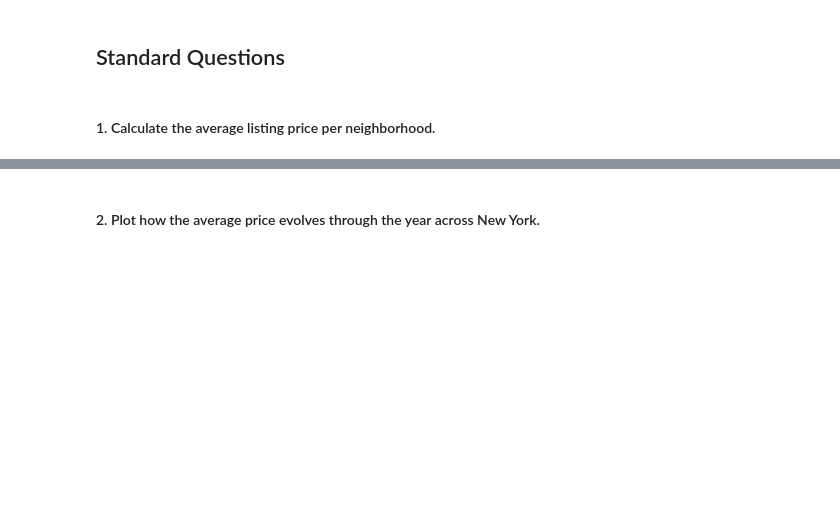
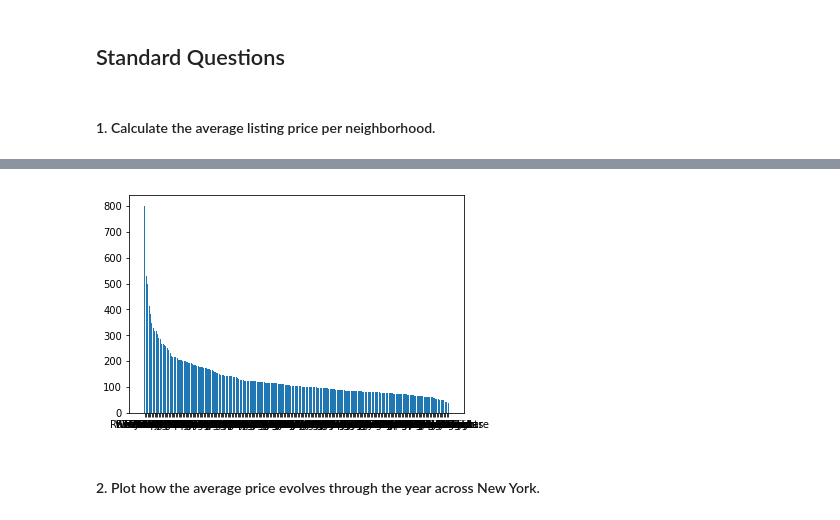
Before and after one commit to JoranVergauwen/aCRM, a Jupyter notebook: Groupwork_aCRM.ipynb, the cells around one changed output, grey strips where cells are left out. Saved outputs shown, nothing was run; the diff lists cells and outputs as text; code cells hidden in the pictures; blank space fills up the shorter version.

```diff
--- a/Groupwork_aCRM.ipynb
+++ b/Groupwork_aCRM.ipynb
@@ -107,0 +124,22 @@ reviews_summary.head()
+# %%
+pd.options.mode.chained_assignment = None
+neighbourhoods = listings_summary.neighbourhood.unique()
+neighs = pd.DataFrame({'neighbourhoods': neighbourhoods,
+                       'sum_price': np.zeros(len(neighbourhoods), dtype=float),
+                       'number_of_occurences' : np.zeros(len(neighbourhoods), dtype=int),
+                       'average_price': np.zeros(len(neighbourhoods),dtype=float)})
+neighs.head()
+
+for i in range(0,len(neighs.neighbourhoods)):
+    neigh_neighbourhood = neighs.neighbourhoods[i]
+    for j in range(0,len(listings_summary.neighbourhood)):
+        listings_neighbourhood = listings_summary.neighbourhood[j]
+        if neigh_neighbourhood == listings_neighbourhood:
+            neighs.sum_price[i] = neighs.sum_price[i] + listings_summary.price[j]
+            neighs.number_of_occurences[i] = neighs.number_of_occurences[i] + 1
+
+neighs.average_price = neighs.sum_price / neighs.number_of_occurences
+# %%
+# sort values
+neighs = neighs.sort_values('average_price', ascending = False)
+neighs.head()
@@ -108,2 +153,12 @@ reviews_summary.head()
+# %%
+# Plot
+height = neighs.average_price
+bars = neighs.neighbourhoods
+y_pos = np.arange(len(bars))
+plt.bar(bars, height)
+plt.xticks(y_pos, bars)
+plt.show()
+# %% [output]
+[figure, added]
 # %% [markdown]
 #### 2.	Plot how the average price evolves through the year across New York.
```
Also changed, not shown: parts of 6 cells of this notebook.
